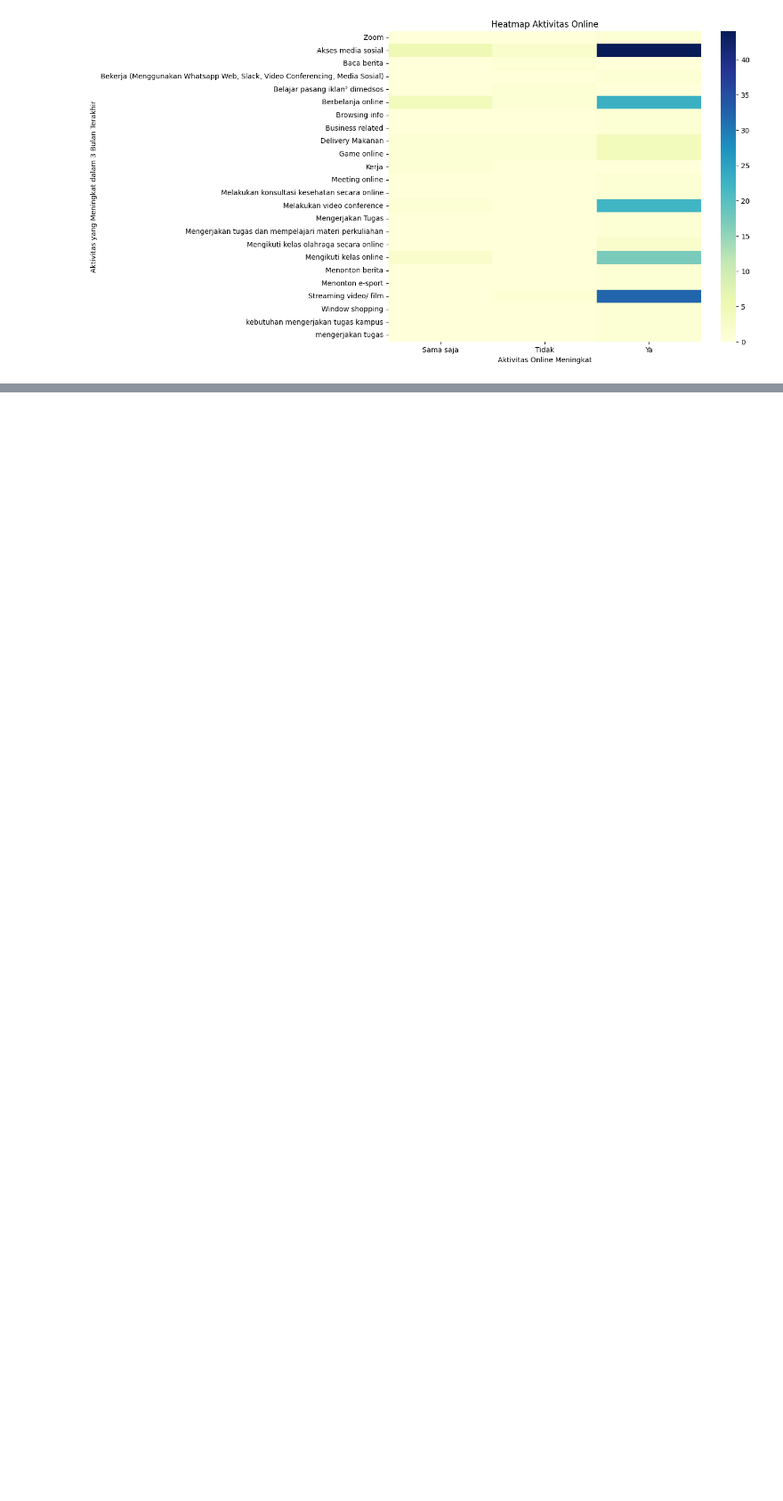
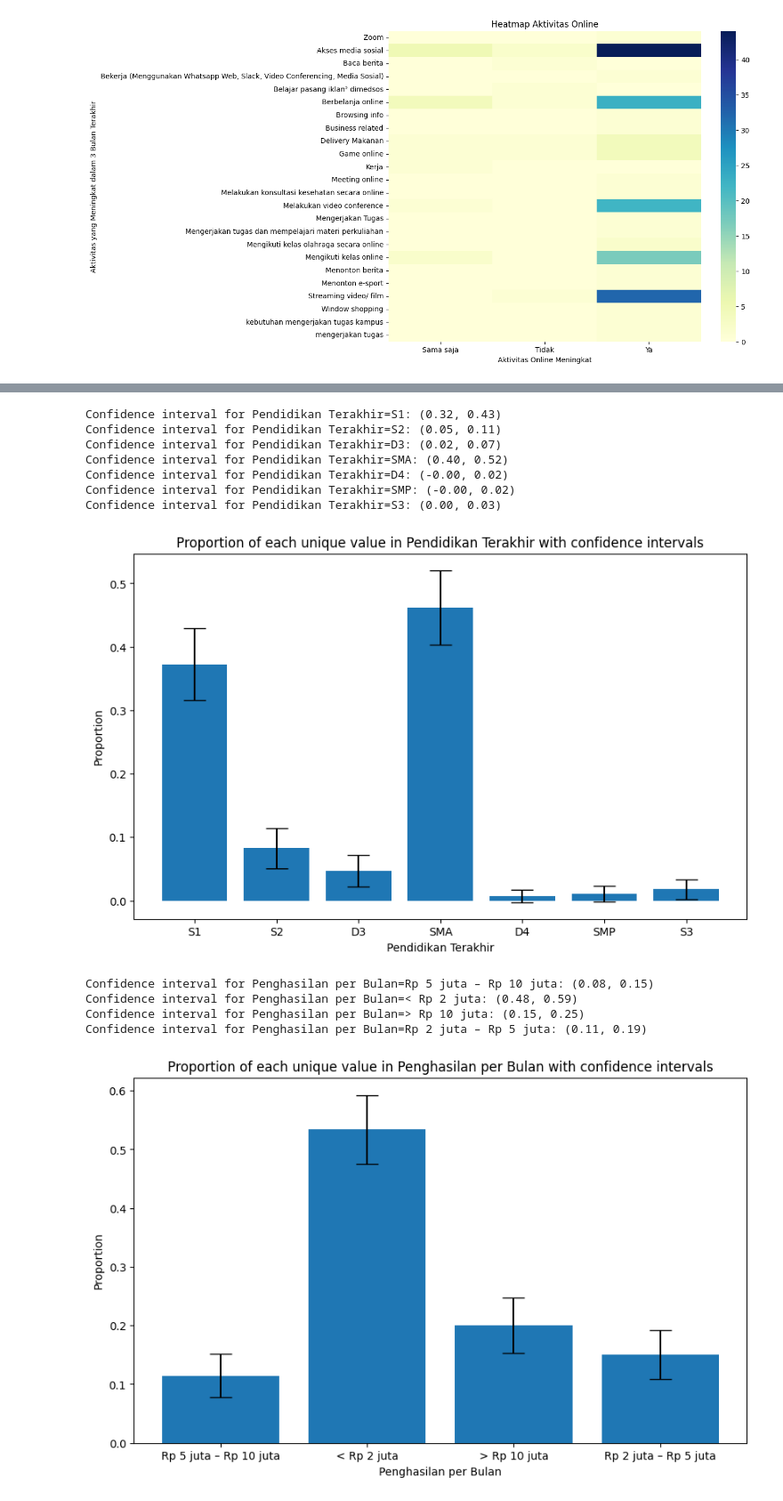
Before and after one commit to farhan-sw/tubes-probstat, a Jupyter notebook: 13222114_Tubes.ipynb, the cells around one changed output, grey strips where cells are left out. Shown at 89% size. Saved outputs shown, nothing was run; the diff lists cells and outputs as text; code cells hidden in the pictures; blank space fills up the shorter version.

```diff
--- a/13222114_Tubes.ipynb
+++ b/13222114_Tubes.ipynb
@@ -246,0 +306,48 @@ plt.show()
+# %%
+import matplotlib.pyplot as plt
+
+# Fungsi untuk menghitung interval kepercayaan
+def compute_confidence_interval(data, confidence=0.95):
+    n = len(data)
+    prop = np.mean(data)
+    std_error = np.std(data) / np.sqrt(n)
+    z = stats.norm.ppf(1 - (1 - confidence) / 2)
+    moe = z * std_error
+    return prop - moe, prop + moe
+
+# Menghitung interval kepercayaan untuk setiap nilai unik dalam setiap variabel
+for var in ['Pendidikan Terakhir', 'Penghasilan per Bulan', 'Aktivitas Online Meningkat']:
+    unique_values = df[var].unique()
+    proportions = []
+    ci_lows = []
+    ci_highs = []
+    for value in unique_values:
+        values = df[var].apply(lambda v: 1 if v == value else 0)
+        prop = np.mean(values)
+        ci_low, ci_high = compute_confidence_interval(values)
+        proportions.append(prop)
+        ci_lows.append(ci_low)
+        ci_highs.append(ci_high)
+        print(f'Confidence interval for {var}={value}: ({ci_low:.2f}, {ci_high:.2f})')
+
+    # Membuat grafik batang
+    plt.figure(figsize=(10, 6))
+    plt.bar(unique_values, proportions, yerr=[np.array(proportions)-np.array(ci_lows), np.array(ci_highs)-np.array(proportions)], capsize=10)
+    plt.xlabel(var)
+    plt.ylabel('Proportion')
+    plt.title(f'Proportion of each unique value in {var} with confidence intervals')
+    plt.show()
+# %% [output]
+Confidence interval for Pendidikan Terakhir=S1: (0.32, 0.43)
+Confidence interval for Pendidikan Terakhir=S2: (0.05, 0.11)
+Confidence interval for Pendidikan Terakhir=D3: (0.02, 0.07)
+Confidence interval for Pendidikan Terakhir=SMA: (0.40, 0.52)
+Confidence interval for Pendidikan Terakhir=D4: (-0.00, 0.02)
+Confidence interval for Pendidikan Terakhir=SMP: (-0.00, 0.02)
+Confidence interval for Pendidikan Terakhir=S3: (0.00, 0.03)
+[figure, added]
+Confidence interval for Penghasilan per Bulan=Rp 5 juta – Rp 10 juta: (0.08, 0.15)
+Confidence interval for Penghasilan per Bulan=< Rp 2 juta: (0.48, 0.59)
+Confidence interval for Penghasilan per Bulan=> Rp 10 juta: (0.15, 0.25)
+Confidence interval for Penghasilan per Bulan=Rp 2 juta – Rp 5 juta: (0.11, 0.19)
+[figure, added]
```
Also changed, not shown: parts of 10 cells of this notebook, 1 other file.
